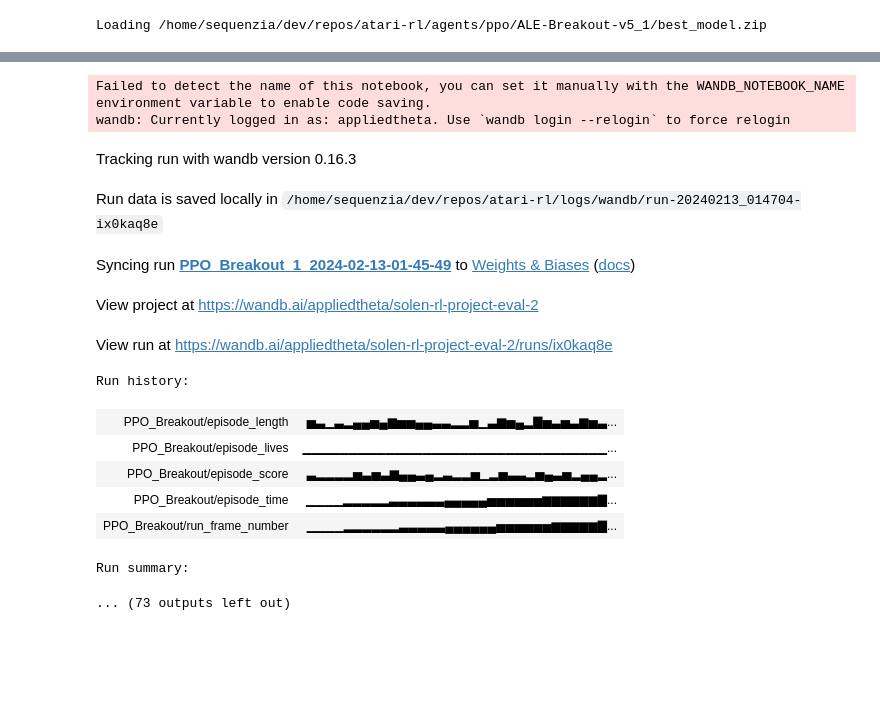
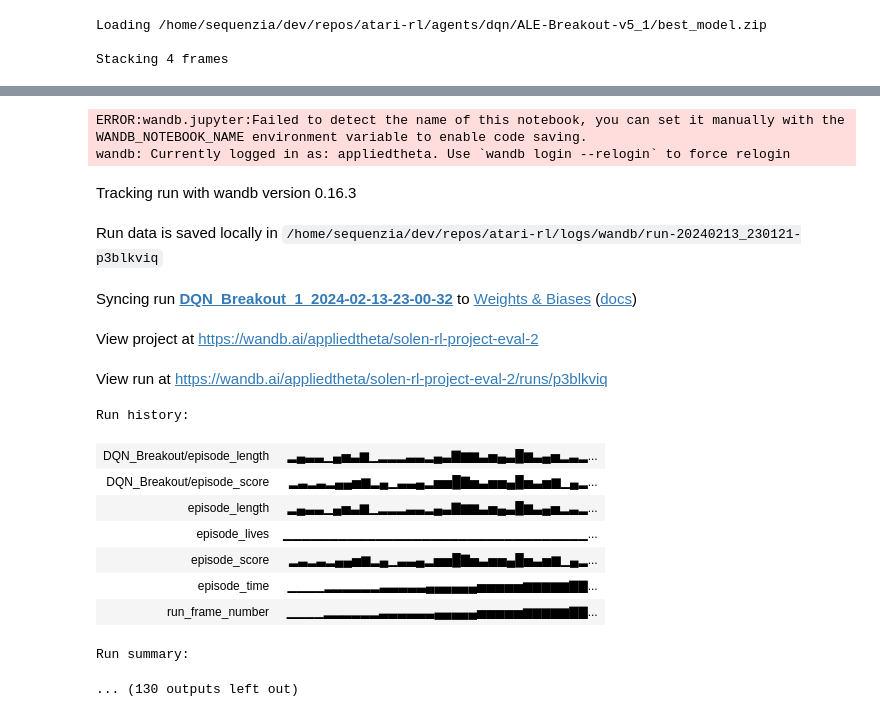
Before and after one commit to sequenzia/atari-rl, a Jupyter notebook: runs/eval/eval.ipynb, the cells around one changed output, grey strips where cells are left out. Saved outputs shown, nothing was run; the diff lists cells and outputs as text; code cells hidden in the pictures; blank space fills up the shorter version.

```diff
--- a/runs/eval/eval.ipynb
+++ b/runs/eval/eval.ipynb
@@ -2,19 +2,25 @@
 import os
 import sys
 
+import pytz
 import importlib
 import numpy as np
 import pandas as pd
 from pathlib import Path
+from datetime import datetime
+
+from dask import delayed
+from dask.distributed import Client, LocalCluster
 
 MODULE_NAME = "infer"
 MAIN_PATH = "/home/sequenzia/dev/repos/atari-rl"
 
+WANDB_ON = True
 PROJECT = "solen-rl-project-eval-2"
 
 NO_RENDER = True
 
-N_ENVS = 2
+N_ENVS = 1
 N_STEPS = 10000
 
 module_path = f"{MAIN_PATH}/utils/{MODULE_NAME}.py"
@@ -26,24 +32,24 @@ infer = importlib.util.module_from_spec(spec)
 sys.modules[MODULE_NAME] = infer
 spec.loader.exec_module(infer)
 
-all_infer_logs = {}
-all_infer_data = {}
 
+# all_infer_data = {}
 
-# ------------------------------------------------------------------------ #
-
-ALGOS = ["ppo", "a2c"]
+ALGOS = ["dqn"]
 
 GAMES = ["Breakout",
          "Pong",
-         "SpaceInvaders"]
-        #  "Qbert"]
-        #  "Seaquest",
-        #  "Centipede",
-        #  "MsPacman",
-        #  "Asterix",
-        #  "Asteroids",
-        #  "Assault"]
+         "SpaceInvaders",
+         "Qbert",
+         "Seaquest",
+         "Centipede",
+         "MsPacman",
+         "Asterix",
+         "Asteroids",
+         "Assault"]
+
+ts = datetime.now(pytz.timezone('UTC')).astimezone(pytz.timezone('US/Eastern'))
+ts = ts.strftime("%Y-%m-%d-%H-%M-%S")
 
 for algo in ALGOS:
 
@@ -52,6 +58,10 @@ for algo in ALGOS:
         ENV_ID = f"ALE/{game}-v5"
 
         RUN_KEY = f"{algo.upper()}_{game}"
+
+        output_path = f"{data_path}/evals/{algo.upper()}_{ts}/{game.lower()}.parquet"
+
+        Path(output_path).parent.mkdir(parents=True, exist_ok=True)
 
         infer_logs = infer.infer(run_key=RUN_KEY,
                                  env_id=ENV_ID,
@@ -62,11 +72,10 @@ for algo in ALGOS:
                                  n_steps=N_STEPS,
                                  no_render=NO_RENDER,
                                  project=PROJECT,
+                                 wandb_on=WANDB_ON,
                                  debug_on=False)
 
-        # all_infer_logs[RUN_KEY] = infer_logs
-
-        infer_data_np = np.empty((0,5))
+        infer_data_np = np.empty((0, 5))
 
         for idx in range(len(infer_logs)):
 
@@ -84,8 +93,19 @@ for algo in ALGOS:
                                            "frame_numbers",
                                            "run_frame_numbers"])
 
-        all_infer_data[RUN_KEY] = infer_data
+        infer_data["run_key"] = RUN_KEY
+        infer_data["game"] = game
+        infer_data["algo"] = algo
+        infer_data["ts"] = ts
+
+        print(f"Saving to {output_path}")
+
+        infer_data.to_parquet(output_path)
+
+        # all_infer_data[RUN_KEY] = infer_data
 # %% [output]
-Loading /home/sequenzia/dev/repos/atari-rl/agents/ppo/ALE-Breakout-v5_1/best_model.zip
+Loading /home/sequenzia/dev/repos/atari-rl/agents/dqn/ALE-Breakout-v5_1/best_model.zip
+
+Stacking 4 frames
 A.L.E: Arcade Learning Environment (version 0.8.1+53f58b7)
 [Powered by Stella]
@@ -111,15 +131,17 @@ Episode Length: 1257
-Failed to detect the name of this notebook, you can set it manually with the WANDB_NOTEBOOK_NAME environment variable to enable code saving.
+ERROR:wandb.jupyter:Failed to detect the name of this notebook, you can set it manually with the WANDB_NOTEBOOK_NAME environment variable to enable code saving.
 wandb: Currently logged in as: appliedtheta. Use `wandb login --relogin` to force relogin
 Tracking run with wandb version 0.16.3
-Run data is saved locally in /home/sequenzia/dev/repos/atari-rl/logs/wandb/run-20240213_014704-ix0kaq8e
+Run data is saved locally in /home/sequenzia/dev/repos/atari-rl/logs/wandb/run-20240213_230121-p3blkviq
-Syncing run PPO_Breakout_1_2024-02-13-01-45-49 to Weights & Biases (docs)
+Syncing run DQN_Breakout_1_2024-02-13-23-00-32 to Weights & Biases (docs)
 View project at https://wandb.ai/appliedtheta/solen-rl-project-eval-2
-View run at https://wandb.ai/appliedtheta/solen-rl-project-eval-2/runs/ix0kaq8e
+View run at https://wandb.ai/appliedtheta/solen-rl-project-eval-2/runs/p3blkviq
 Run history:
-| PPO_Breakout/episode_length | ▅▃▁▃▂▄▄▅▄▆▅▅▄▄▃▃▂▂▅▁▃▆▅▄▂▇▅▃▅▃▆▅▃... |
-| PPO_Breakout/episode_lives | ▁▁▁▁▁▁▁▁▁▁▁▁▁▁▁▁▁▁▁▁▁▁▁▁▁▁▁▁▁▁▁▁▁... |
-| PPO_Breakout/episode_score | ▃▂▂▂▂▅▃▅▃▆▄▄▃▄▂▃▂▂▅▁▂▅▃▃▂▅▄▃▅▂▄▄▂... |
-| PPO_Breakout/episode_time | ▁▁▁▁▂▂▂▂▂▃▃▃▃▃▃▄▄▄▄▄▅▅▅▅▅▅▆▆▆▆▆▆▇... |
-| PPO_Breakout/run_frame_number | ▁▁▁▁▂▂▂▂▂▂▃▃▃▃▃▄▄▄▄▄▄▅▅▅▅▅▅▆▆▆▆▆▇... |
+| DQN_Breakout/episode_length | ▂▄▃▃▁▄▅▃▆▁▂▂▂▃▃▂▄▃▇▆▆▃▅▄▃█▆▃▄▅▂▃▂... |
+| DQN_Breakout/episode_score | ▂▃▂▃▂▄▄▅▆▂▄▁▃▃▄▂▅▅█▇▅▃▅▅▄█▅▃▅▆▁▄▂... |
+| episode_length | ▂▄▃▃▁▄▅▃▆▁▂▂▂▃▃▂▄▃▇▆▆▃▅▄▃█▆▃▄▅▂▃▂... |
+| episode_lives | ▁▁▁▁▁▁▁▁▁▁▁▁▁▁▁▁▁▁▁▁▁▁▁▁▁▁▁▁▁▁▁▁▁... |
+| episode_score | ▂▃▂▃▂▄▄▅▆▂▄▁▃▃▄▂▅▅█▇▅▃▅▅▄█▅▃▅▆▁▄▂... |
+| episode_time | ▁▁▁▁▂▂▂▂▂▂▃▃▃▃▃▄▄▄▄▄▄▅▅▅▅▅▆▆▆▆▆▇▇... |
+| run_frame_number | ▁▁▁▁▂▂▂▂▂▂▃▃▃▃▃▃▄▄▄▄▄▅▅▅▅▅▆▆▆▆▆▇▇... |
 Run summary:
-... (73 outputs left out)
+... (130 outputs left out)
```
Also changed, not shown: parts of 12 cells of this notebook, 6 other files.
